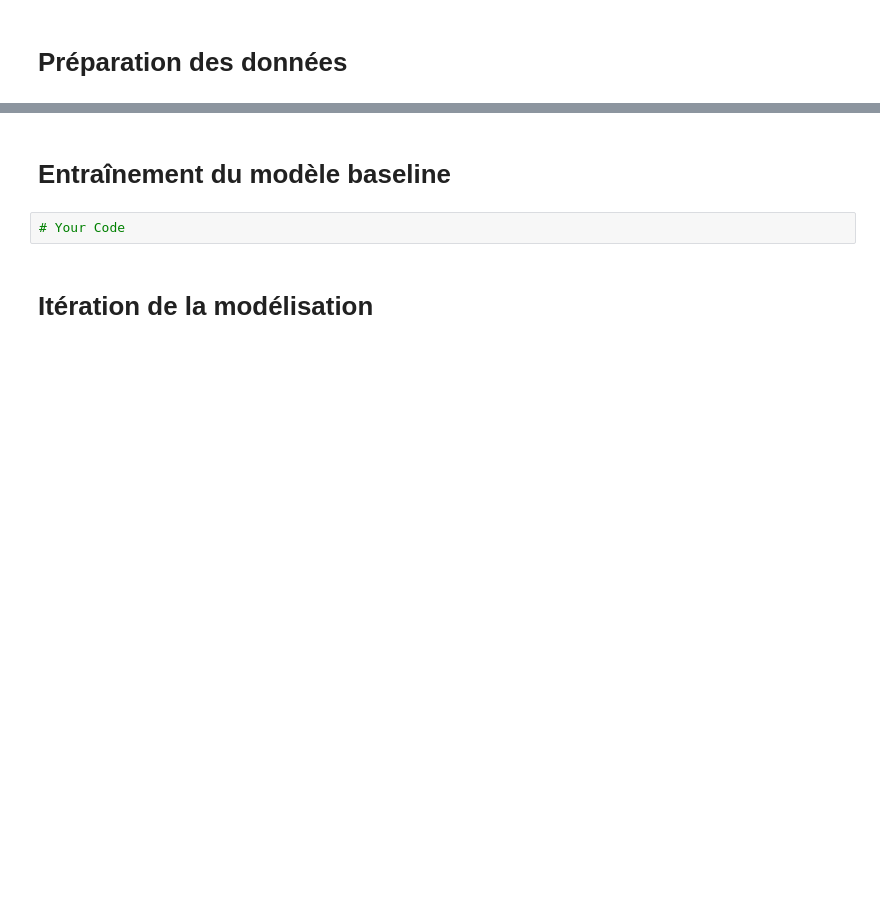
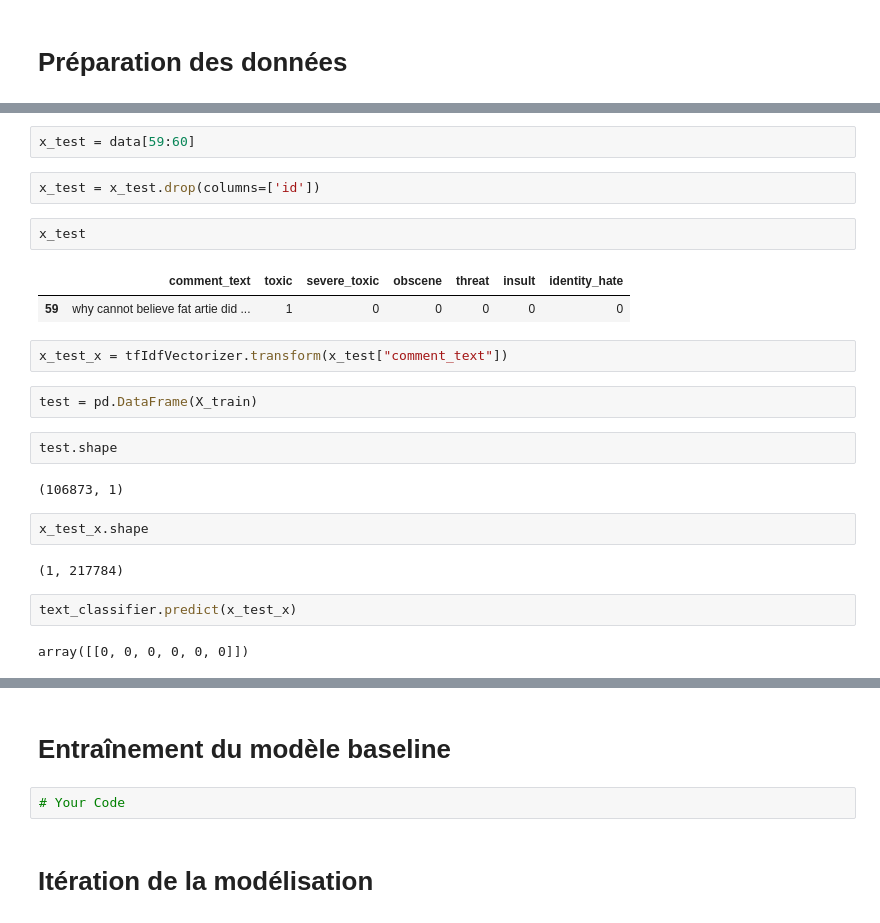
Before and after one commit to GatienVilain/Toxic-Comment-classification, a Jupyter notebook: Classification_commentaires_toxiques.ipynb, the cells around one changed output, grey strips where cells are left out. Saved outputs shown, nothing was run; the diff lists cells and outputs as text; blank space fills up the shorter version.

```diff
--- a/Classification_commentaires_toxiques.ipynb
+++ b/Classification_commentaires_toxiques.ipynb
@@ -38,0 +532,25 @@ data.head()
+# %%
+x_test = data[59:60]
+# %%
+x_test = x_test.drop(columns=['id'])
+# %%
+x_test
+# %% [output]
+|  | comment_text | toxic | severe_toxic | obscene | threat | insult | identity_hate |
+| 59 | why cannot believe fat artie did ... | 1 | 0 | 0 | 0 | 0 | 0 |
+# %%
+x_test_x = tfIdfVectorizer.transform(x_test["comment_text"])
+# %%
+test = pd.DataFrame(X_train)
+# %%
+test.shape
+# %% [output]
+(106873, 1)
+# %%
+x_test_x.shape
+# %% [output]
+(1, 217784)
+# %%
+text_classifier.predict(x_test_x)
+# %% [output]
+array([[0, 0, 0, 0, 0, 0]])
```
Also changed, not shown: parts of 23 cells of this notebook.
